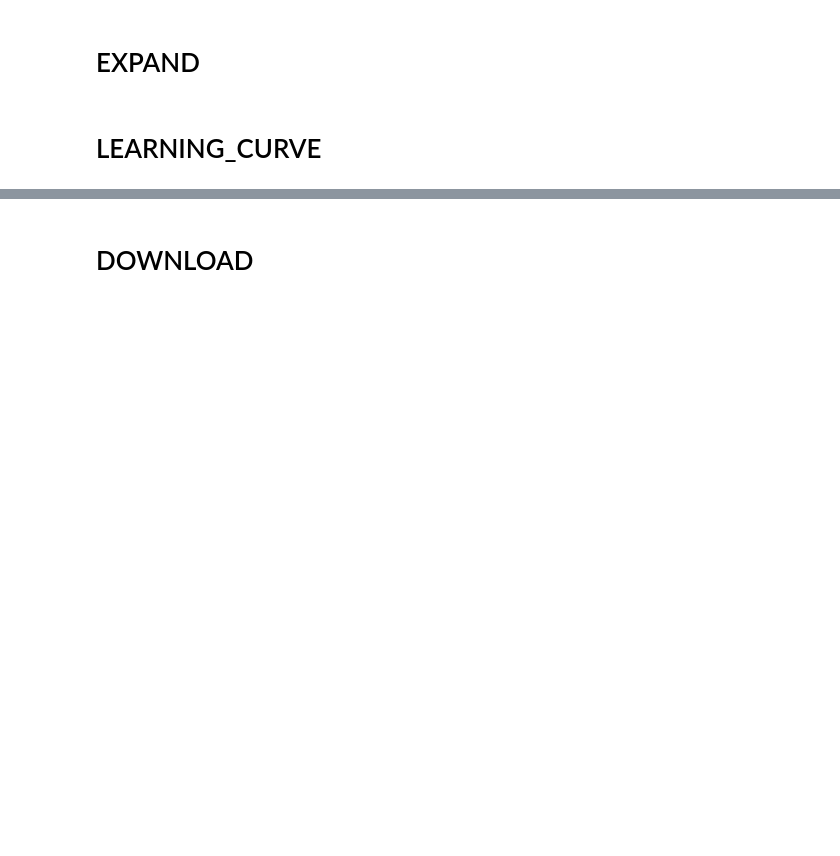
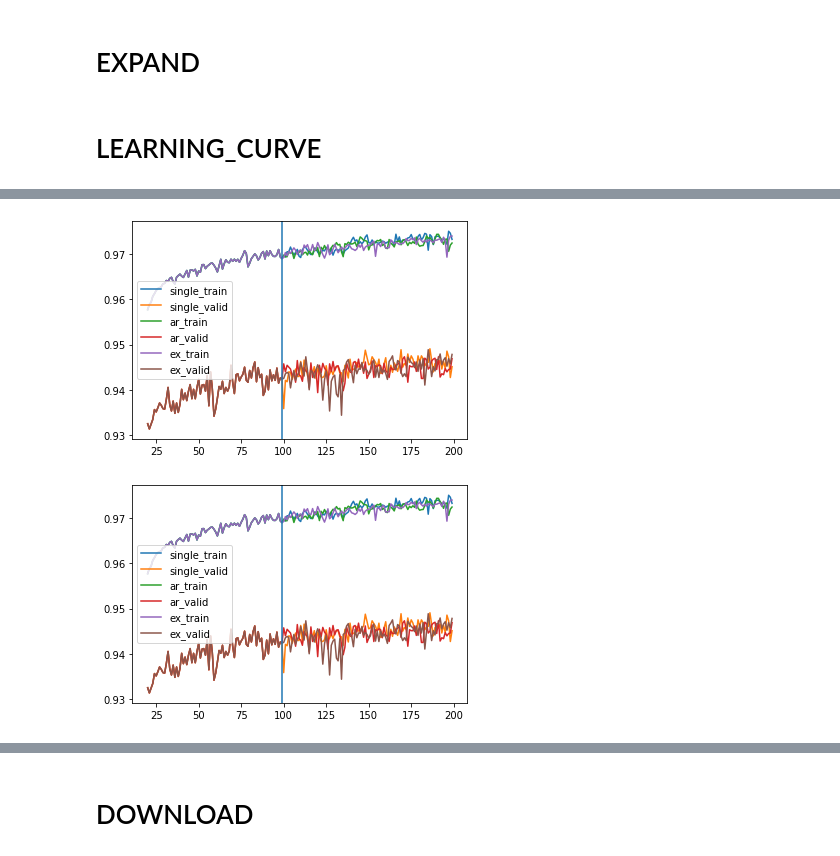
Before and after one commit to Line233/one, a Jupyter notebook: Conv.ipynb, the cells around one changed output, grey strips where cells are left out. Cells and saved outputs as stored; diff of their text form; code cells hidden in the pictures; blank space fills up the shorter version.

```diff
--- a/Conv.ipynb
+++ b/Conv.ipynb
@@ -283,0 +290,7 @@ lc.draw_range(block_num=10)
+# %%
+compare_lc.add_vlines(ex_lc.vlines)
+# %%
+compare_lc.draw(20,200)
+# %% [output]
+[figure, added]
+[figure, added]
```
Also changed, not shown: parts of 8 cells of this notebook.
